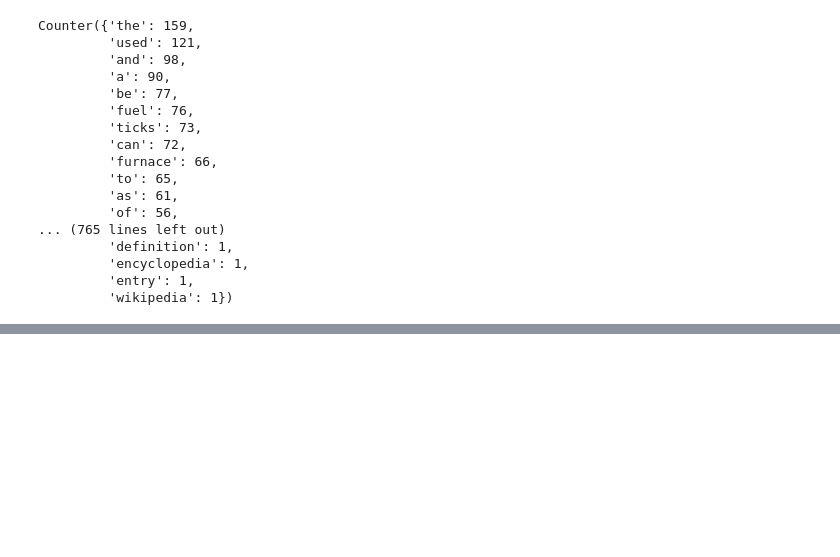
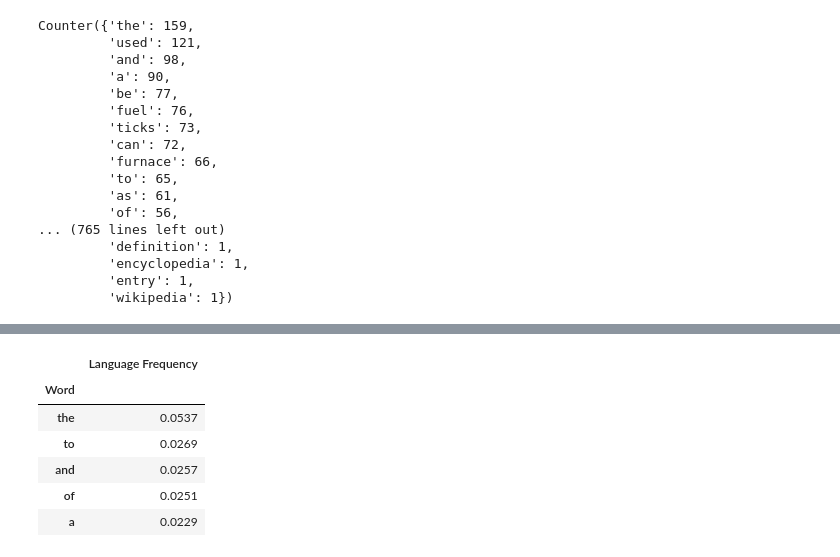
Before and after one commit to JaCier8/wiki_scraper, a Jupyter notebook: learning.ipynb, the cells around one changed output, grey strips where cells are left out. Cells and saved outputs as stored; diff of their text form; code cells hidden in the pictures; blank space fills up the shorter version.

```diff
--- a/learning.ipynb
+++ b/learning.ipynb
@@ -188,0 +210,14 @@ with open('word_counts.json', 'w', encoding='utf-8') as f:
+# %%
+df_top = pd.DataFrame(top_n_list('en', 5), columns=['Word'])
+df_top.set_index('Word', inplace=True)
+df_top['Language Frequency'] = df_top.index.map(lambda word: word_frequency(word, 'en'))
+
+df_top
+# %% [output]
+|  | Language Frequency |
+| Word |  |
+| the | 0.0537 |
+| to | 0.0269 |
+| and | 0.0257 |
+| of | 0.0251 |
+| a | 0.0229 |
```
Also changed, not shown: parts of 5 cells of this notebook, 2 other files.
